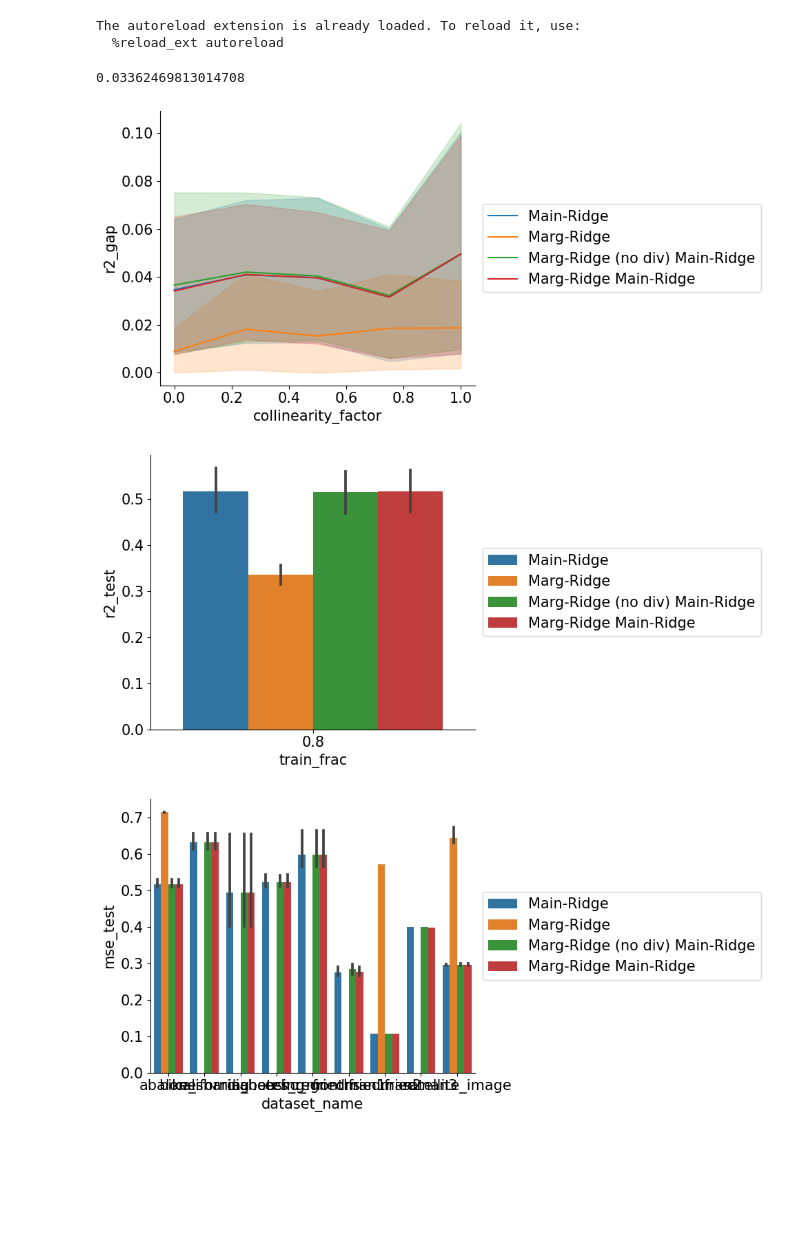
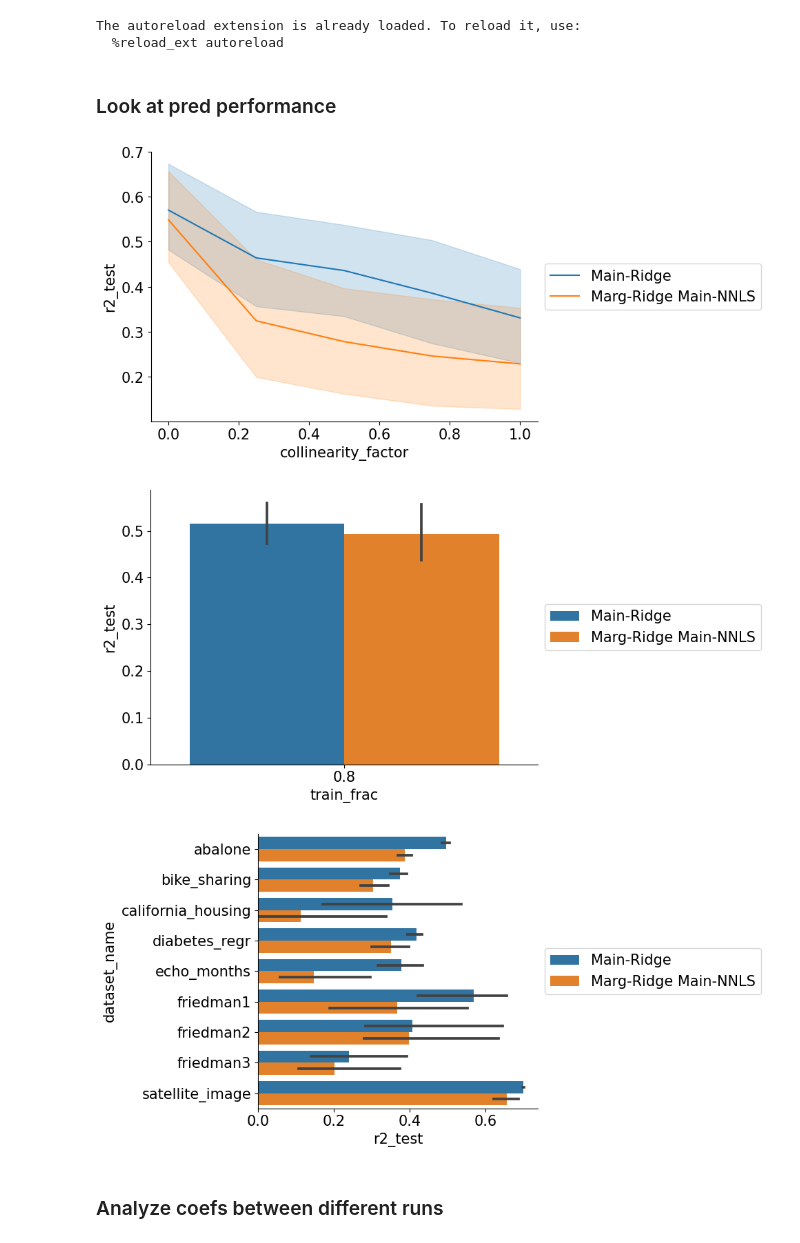
Before and after one commit to csinva/gam-experiments, a Jupyter notebook: notebooks/04_vary_linear.ipynb, the cells around one changed output. Saved outputs shown, nothing was run; the diff lists cells and outputs as text; code cells hidden in the pictures; blank space fills up the shorter version.

```diff
--- a/notebooks/04_vary_linear.ipynb
+++ b/notebooks/04_vary_linear.ipynb
@@ -29,44 +29,45 @@ r['r2_gap'] = r['r2_train'] - r['r2_test']
-# %%
-r['r2_gap'].mean()
-# %% [output]
-0.03362469813014708
+# %% [markdown]
+### Look at pred performance
 # %%
+d = r
 for k in ["seed"]: #, "dataset_name"]:
-    r = imodelsx.process_results.average_over_seeds(
-        r, experiment_filename, key_to_average_over=k
+    d = imodelsx.process_results.average_over_seeds(
+        d, experiment_filename, key_to_average_over=k
     )
 # %%
-r["legend"] = (
-    r["est_marginal_name"].map({"None": "", "ridge": "Marg-Ridge "})
-    + r["use_marginal_divide_by_d"].map({0: "(no div) ", 1: ""})
-    + r["est_main_name"].map({"None": "", "ridge": "Main-Ridge"})
+d["legend"] = (
+    d["est_marginal_name"].map({"None": "", "ridge": "Marg-Ridge "})
+    + d["use_marginal_divide_by_d"].map({0: "(no div) ", 1: ""})
+    + d["est_main_name"].map({"None": "", "ridge": "Main-Ridge", 'NNLS': 'Main-NNLS'})
 )
 
 fig, ax = plt.subplots(figsize=(10, 5))
 x = 'collinearity_factor' # 'train_frac', 'y_train_noise_std', 'collinearity_factor'
 # sns.lineplot(data=r, x="train_frac", y="r2_test", hue="legend", markers=True)
-sns.lineplot(data=r, x=x, y="r2_gap", hue="legend", markers=True)
+sns.lineplot(data=d, x=x, y="r2_test", hue="legend", markers=True)
 ax.legend(loc="center left", bbox_to_anchor=(1, 0.5))
 # plt.yscale("log")
 plt.show()
 # %% [output]
-[figure, old version]
+[figure, new version]
 # %%
-d = r[r.train_frac >= 0.8]
-d = d[d.r2_test >= 0.3]
+d2 = d[r.train_frac >= 0.8]
+d2 = d2[d.r2_test >= 0.3]
 fig, ax = plt.subplots(figsize=(10, 5))
-sns.barplot(data=d, x="train_frac", y="r2_test", hue="legend")
+sns.barplot(data=d2, x="train_frac", y="r2_test", hue="legend")
 ax.legend(loc="center left", bbox_to_anchor=(1, 0.5))
 plt.show()
 # %% [output]
-[figure, old version]
+[figure, new version]
 # %%
 # d = r[r.train_frac >= 0.8]
 # d = r[r.train_frac <= 0.3]
 # d = d[d.r2_test >= 0.3]
 fig, ax = plt.subplots(figsize=(10, 5))
-sns.barplot(data=d, x= "dataset_name", y="mse_test", hue="legend")
+sns.barplot(data=d, y= "dataset_name", x="r2_test", hue="legend")
 ax.legend(loc="center left", bbox_to_anchor=(1, 0.5))
 plt.show()
 # %% [output]
-[figure, old version]
+[figure, new version]
+# %% [markdown]
+### Analyze coefs between different runs
```
Also changed, not shown: parts of 6 cells of this notebook, 2 other files.
